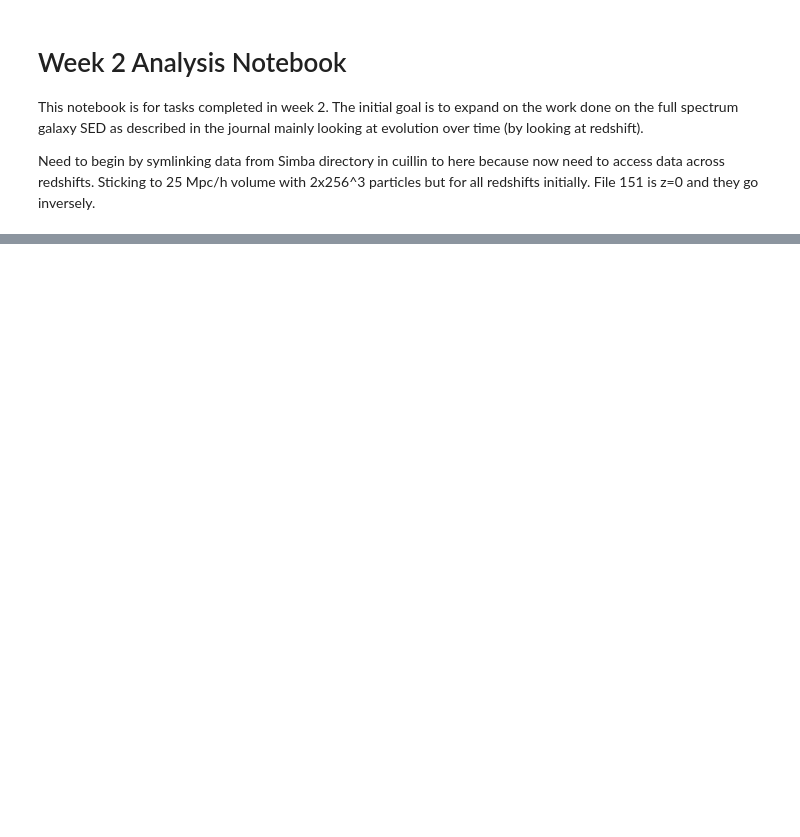
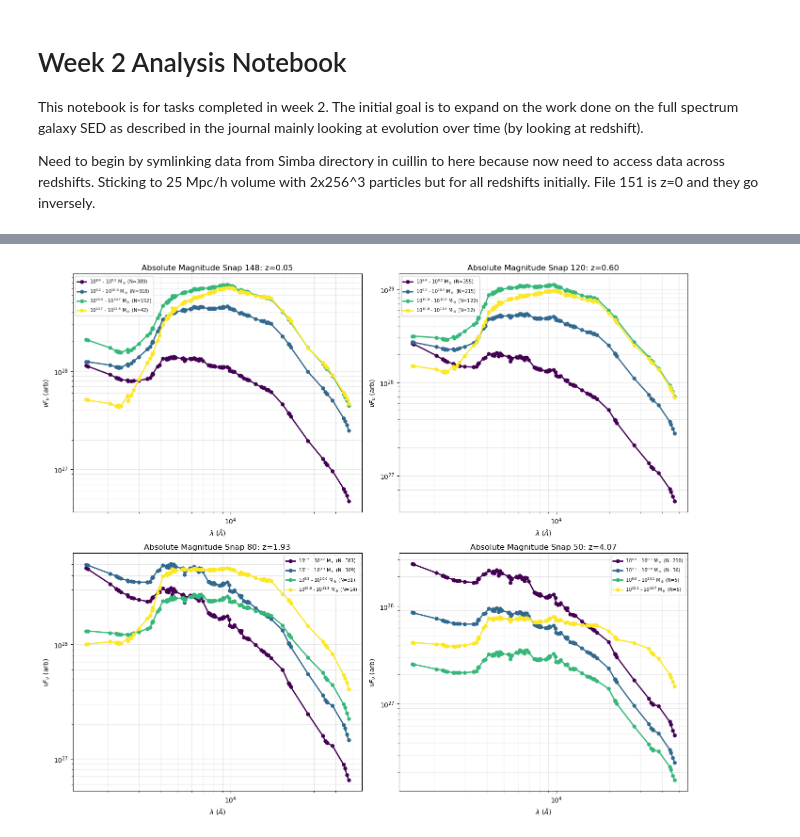
Before and after one commit to siddhantpujni/simba_cosmic_background, a Jupyter notebook: notebooks/week_2.ipynb, the cells around one changed output, grey strips where cells are left out. Saved outputs shown, nothing was run; the diff lists cells and outputs as text; code cells hidden in the pictures; blank space fills up the shorter version.

```diff
--- a/notebooks/week_2.ipynb
+++ b/notebooks/week_2.ipynb
@@ -72,0 +111,46 @@ plt.show()
+# %%
+### SED by stellar mass bin - 4 snapshots comparison
+snap_targets = [148, 120, 80, 50]
+snaps = list_snapshots()
+
+fig, axes = plt.subplots(2, 2, figsize=(14, 12))
+axes = axes.flatten()
+
+for idx, snap_target in enumerate(snap_targets):
+    for snap, path in snaps:
+        if snap == snap_target:
+            z = get_redshift(caesar.load(str(path)))
+            break
+
+    # Get stellar masses
+    with h5py.File(path, "r") as f:
+        stellar_mass = f["galaxy_data/dicts/masses.stellar"][:]
+
+    # Create mass bins
+    bin_indices, bins = get_stellar_mass_bins(stellar_mass, n_bins=4)
+
+    # Plot SEDs for each mass bin
+    ax = axes[idx]
+    colors = plt.cm.viridis(np.linspace(0, 1, len(bins) - 1))
+
+    for i in range(len(bins) - 1):
+        mask = bin_indices == i
+        n_gal = mask.sum()
+
+        if n_gal == 0:
+            continue
+
+        lam_AA, nuFnu, _ = compute_summed_sed_from_absmags(path, mask=mask)
+
+        label = f"$10^{{{np.log10(bins[i]):.1f}}}$ - $10^{{{np.log10(bins[i+1]):.1f}}}$ M$_\\odot$ (N={n_gal})"
+        ax.loglog(lam_AA, nuFnu, marker="o", linewidth=2, markersize=5, color=colors[i], label=label)
+
+    ax.set_xlabel(r"$\lambda$ ($\AA$)")
+    ax.set_ylabel(r"$\nu F_\nu$ (arb)")
+    ax.set_title(f"Absolute Magnitude Snap {snap_target}: z={z:.2f}")
+    ax.legend(fontsize=7)
+    ax.grid(True, alpha=0.3, which="both")
+
+plt.tight_layout()
+plt.show()
+# %% [output]
@@ -72,0 +169 @@ plt.show()
+[figure, added]
```
Also changed, not shown: parts of 7 cells of this notebook, 7 other files.
